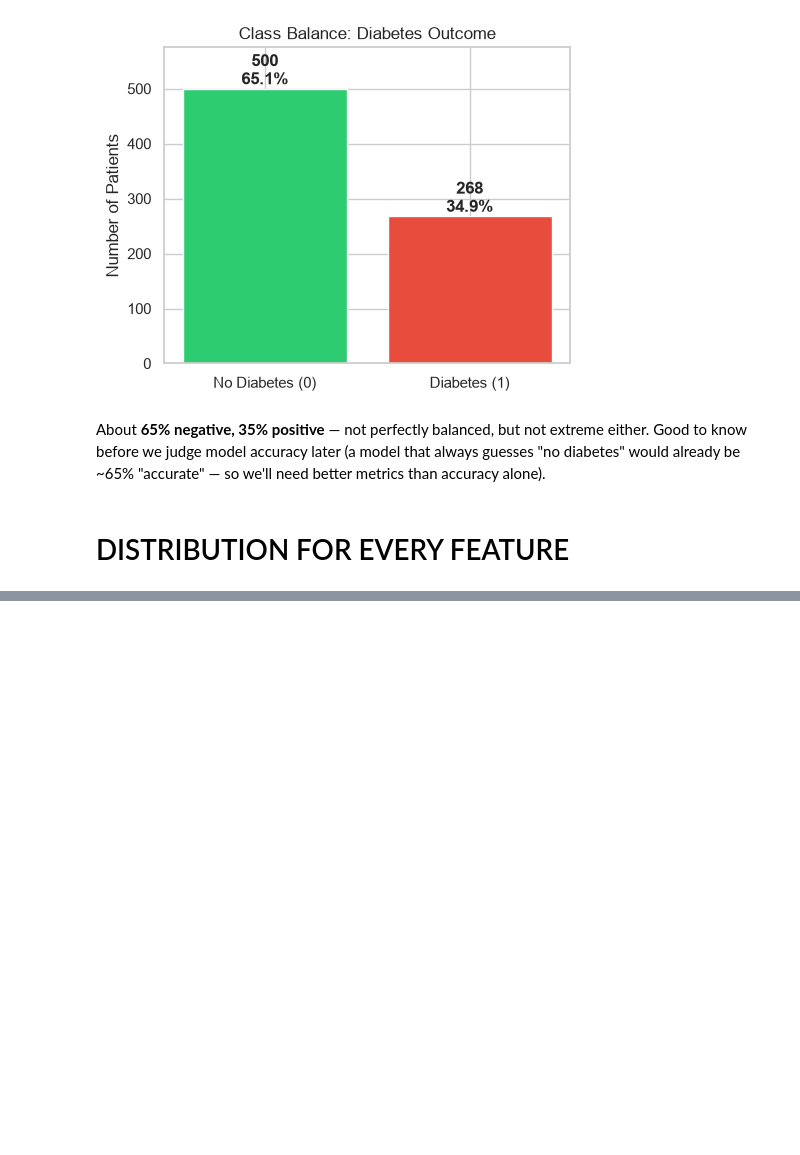
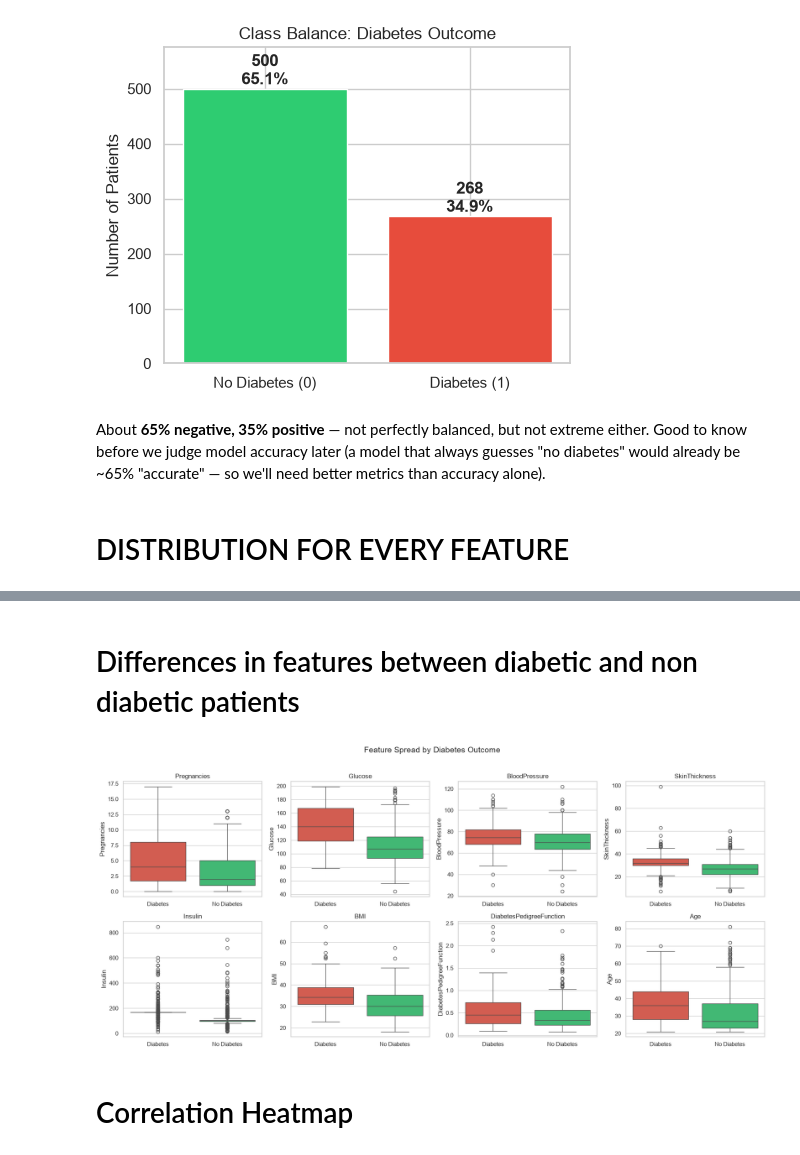
Before and after one commit to khing-fm/Data_Science, a Jupyter notebook: Diabetes_report.ipynb, the cells around one changed output, grey strips where cells are left out. Cells and saved outputs as stored; diff of their text form; code cells hidden in the pictures; blank space fills up the shorter version.

```diff
--- a/Diabetes_report.ipynb
+++ b/Diabetes_report.ipynb
@@ -208,0 +211,27 @@ plt.show()
+# %% [markdown]
+# Differences in features between diabetic and non diabetic patients
+# %%
+plot_data = df_clean.copy()
+plot_data["Outcome Label"] = plot_data["Outcome"].map({0: "No Diabetes", 1: "Diabetes"})
+
+fig, axes = plt.subplots(2, 4, figsize=(18, 8))
+axes = axes.flatten()
+for i, col in enumerate(features):
+    sns.boxplot(
+        x="Outcome Label",
+        y=col,
+        data=plot_data,
+        hue="Outcome Label",
+        palette={"No Diabetes": colors[0], "Diabetes": colors[1]},
+        legend=False,
+        ax=axes[i],
+    )
+    axes[i].set_title(col)
+    axes[i].set_xlabel("")
+plt.suptitle("Feature Spread by Diabetes Outcome", fontsize=15, y=1.02)
+plt.tight_layout()
+plt.show()
+# %% [output]
+[figure, added]
+# %% [markdown]
+# Correlation Heatmap
```
Also changed, not shown: parts of 2 cells of this notebook.
